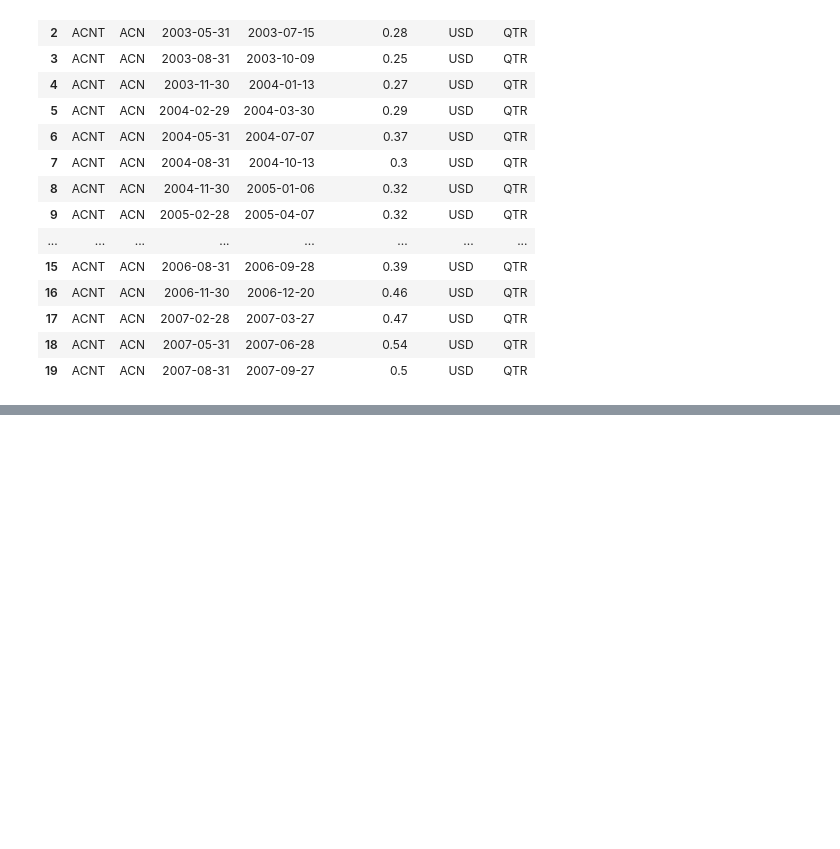
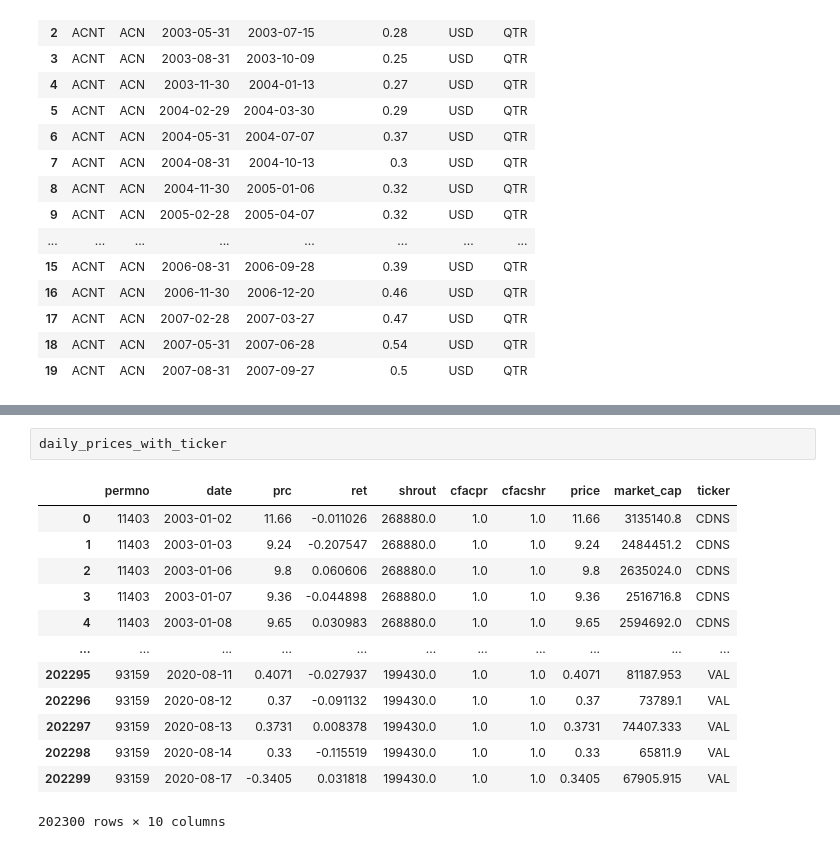
Before and after one commit to VincentD1209/TP2-cono, a Jupyter notebook: TP2 Q1.ipynb, the cells around one changed output, grey strips where cells are left out. Cells and saved outputs as stored; diff of their text form; blank space fills up the shorter version.

```diff
--- a/TP2 Q1.ipynb
+++ b/TP2 Q1.ipynb
@@ -729,0 +749,16 @@ print(f"  → Variable: ttm_pe_clean (EPS positifs seulement)")
+# %%
+daily_prices_with_ticker
+# %% [output]
+|  | permno | date | prc | ret | shrout | cfacpr | cfacshr | price | market_cap | ticker |
+| 0 | 11403 | 2003-01-02 | 11.66 | -0.011026 | 268880.0 | 1.0 | 1.0 | 11.66 | 3135140.8 | CDNS |
+| 1 | 11403 | 2003-01-03 | 9.24 | -0.207547 | 268880.0 | 1.0 | 1.0 | 9.24 | 2484451.2 | CDNS |
+| 2 | 11403 | 2003-01-06 | 9.8 | 0.060606 | 268880.0 | 1.0 | 1.0 | 9.8 | 2635024.0 | CDNS |
+| 3 | 11403 | 2003-01-07 | 9.36 | -0.044898 | 268880.0 | 1.0 | 1.0 | 9.36 | 2516716.8 | CDNS |
+| 4 | 11403 | 2003-01-08 | 9.65 | 0.030983 | 268880.0 | 1.0 | 1.0 | 9.65 | 2594692.0 | CDNS |
+| ... | ... | ... | ... | ... | ... | ... | ... | ... | ... | ... |
+| 202295 | 93159 | 2020-08-11 | 0.4071 | -0.027937 | 199430.0 | 1.0 | 1.0 | 0.4071 | 81187.953 | VAL |
+| 202296 | 93159 | 2020-08-12 | 0.37 | -0.091132 | 199430.0 | 1.0 | 1.0 | 0.37 | 73789.1 | VAL |
+| 202297 | 93159 | 2020-08-13 | 0.3731 | 0.008378 | 199430.0 | 1.0 | 1.0 | 0.3731 | 74407.333 | VAL |
+| 202298 | 93159 | 2020-08-14 | 0.33 | -0.115519 | 199430.0 | 1.0 | 1.0 | 0.33 | 65811.9 | VAL |
+| 202299 | 93159 | 2020-08-17 | -0.3405 | 0.031818 | 199430.0 | 1.0 | 1.0 | 0.3405 | 67905.915 | VAL |
+202300 rows × 10 columns
```
Also changed, not shown: parts of 7 cells of this notebook.
